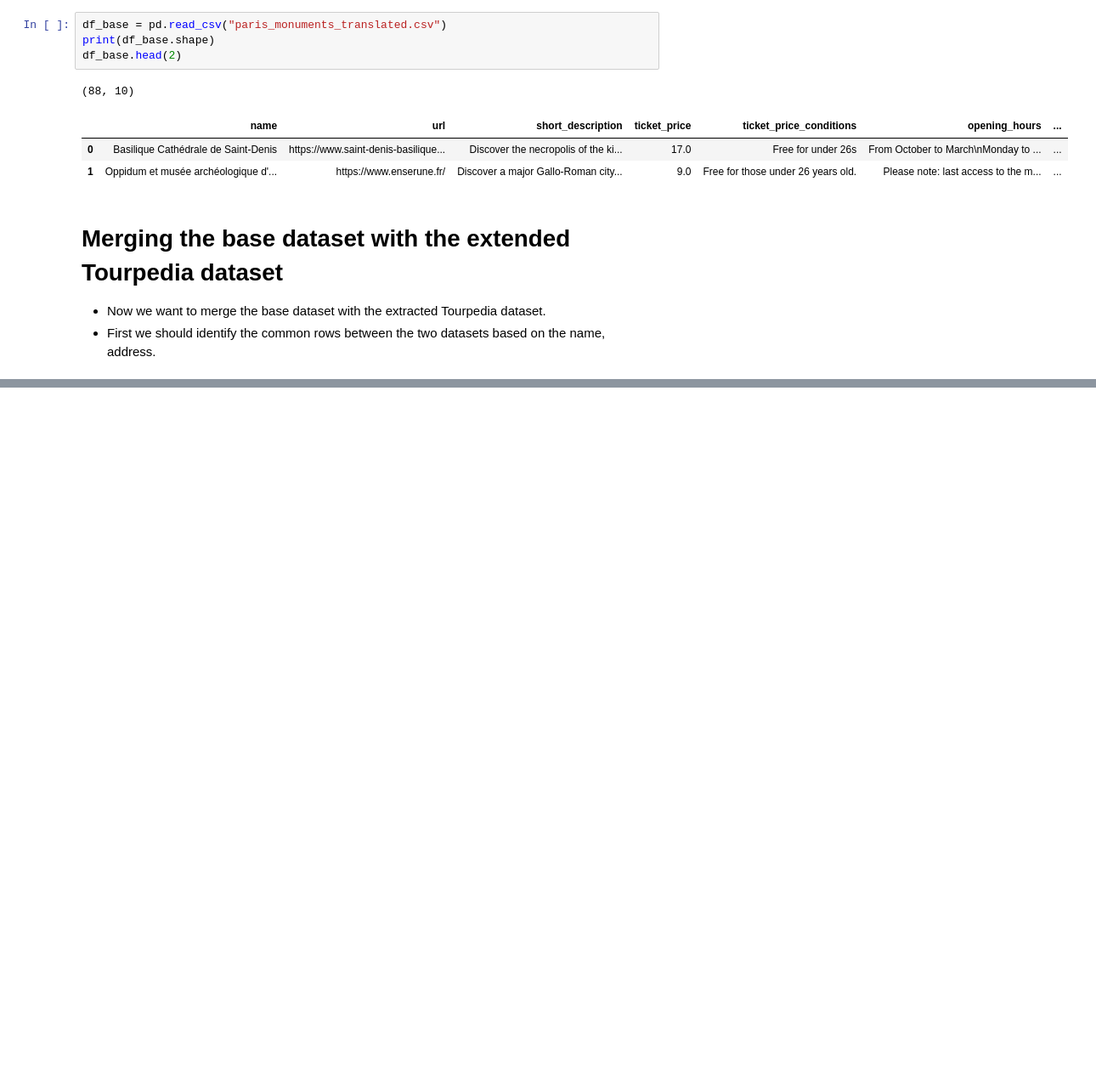
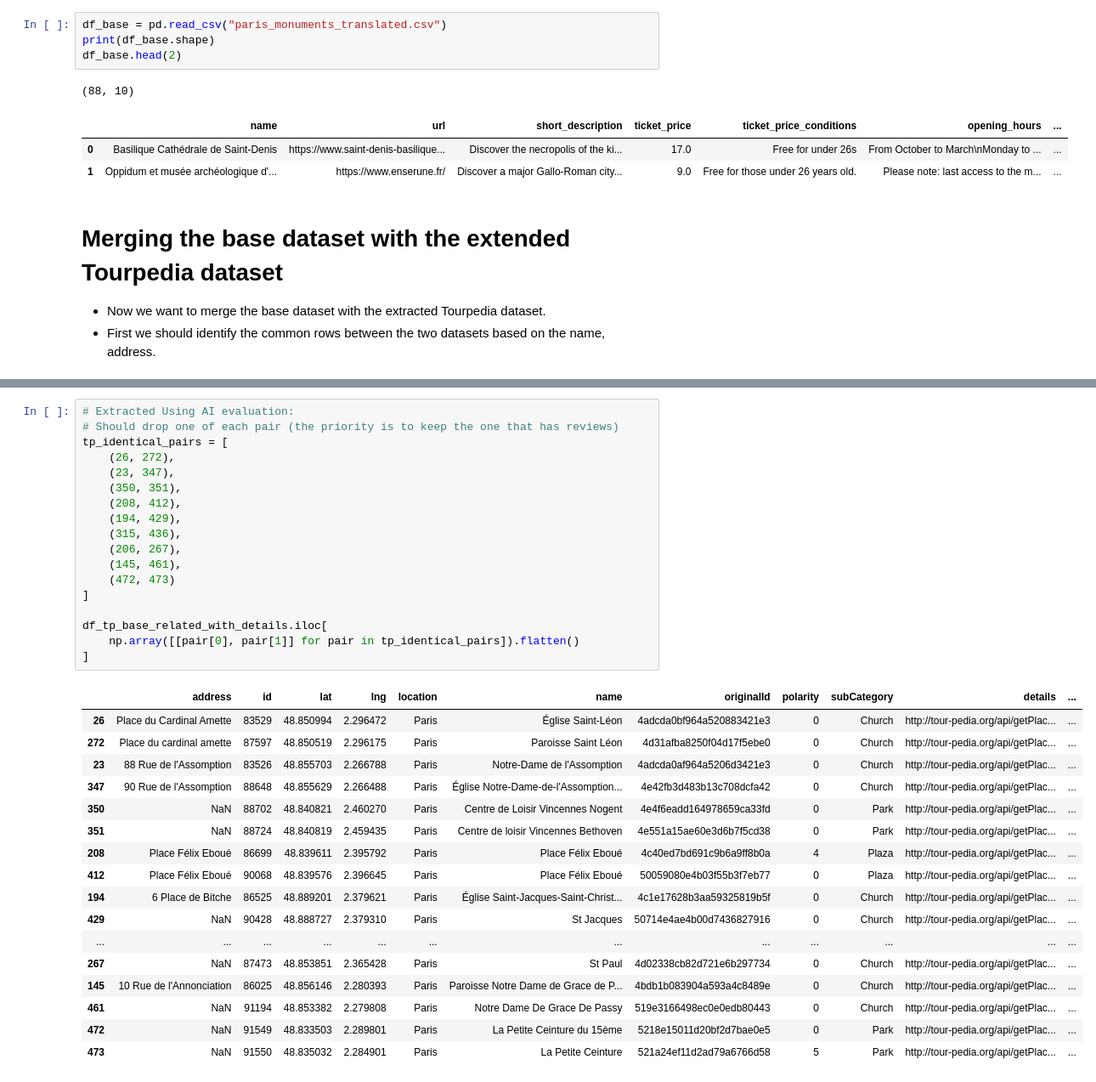
Before and after one commit to MrSalahshour/monument-nation, a Jupyter notebook: merge.ipynb, the cells around one changed output, grey strips where cells are left out. Shown at 85% size. Cells and saved outputs as stored; diff of their text form; blank space fills up the shorter version.

```diff
--- a/merge.ipynb
+++ b/merge.ipynb
@@ -302,0 +496,36 @@ fingerprint2: la petite ceinture
+# %%
+# Extracted Using AI evaluation:
+# Should drop one of each pair (the priority is to keep the one that has reviews)
+tp_identical_pairs = [
+    (26, 272),
+    (23, 347),
+    (350, 351),
+    (208, 412),
+    (194, 429),
+    (315, 436),
+    (206, 267),
+    (145, 461),
+    (472, 473)
+]
+
+df_tp_base_related_with_details.iloc[
+    np.array([[pair[0], pair[1]] for pair in tp_identical_pairs]).flatten()
+]
+# %% [output]
+|  | address | id | lat | lng | location | name | originalId | polarity | subCategory | details | ... |
+| 26 | Place du Cardinal Amette | 83529 | 48.850994 | 2.296472 | Paris | Église Saint-Léon | 4adcda0bf964a520883421e3 | 0 | Church | http://tour-pedia.org/api/getPlac... | ... |
+| 272 | Place du cardinal amette | 87597 | 48.850519 | 2.296175 | Paris | Paroisse Saint Léon | 4d31afba8250f04d17f5ebe0 | 0 | Church | http://tour-pedia.org/api/getPlac... | ... |
+| 23 | 88 Rue de l'Assomption | 83526 | 48.855703 | 2.266788 | Paris | Notre-Dame de l'Assomption | 4adcda0af964a5206d3421e3 | 0 | Church | http://tour-pedia.org/api/getPlac... | ... |
+| 347 | 90 Rue de l'Assomption | 88648 | 48.855629 | 2.266488 | Paris | Église Notre-Dame-de-l'Assomption... | 4e42fb3d483b13c708dcfa42 | 0 | Church | http://tour-pedia.org/api/getPlac... | ... |
+| 350 | NaN | 88702 | 48.840821 | 2.460270 | Paris | Centre de Loisir Vincennes Nogent | 4e4f6eadd164978659ca33fd | 0 | Park | http://tour-pedia.org/api/getPlac... | ... |
+| 351 | NaN | 88724 | 48.840819 | 2.459435 | Paris | Centre de loisir Vincennes Bethoven | 4e551a15ae60e3d6b7f5cd38 | 0 | Park | http://tour-pedia.org/api/getPlac... | ... |
+| 208 | Place Félix Eboué | 86699 | 48.839611 | 2.395792 | Paris | Place Félix Eboué | 4c40ed7bd691c9b6a9ff8b0a | 4 | Plaza | http://tour-pedia.org/api/getPlac... | ... |
+| 412 | Place Félix Eboué | 90068 | 48.839576 | 2.396645 | Paris | Place Félix Eboué | 50059080e4b03f55b3f7eb77 | 0 | Plaza | http://tour-pedia.org/api/getPlac... | ... |
+| 194 | 6 Place de Bitche | 86525 | 48.889201 | 2.379621 | Paris | Église Saint-Jacques-Saint-Christ... | 4c1e17628b3aa59325819b5f | 0 | Church | http://tour-pedia.org/api/getPlac... | ... |
+| 429 | NaN | 90428 | 48.888727 | 2.379310 | Paris | St Jacques | 50714e4ae4b00d7436827916 | 0 | Church | http://tour-pedia.org/api/getPlac... | ... |
+| ... | ... | ... | ... | ... | ... | ... | ... | ... | ... | ... | ... |
+| 267 | NaN | 87473 | 48.853851 | 2.365428 | Paris | St Paul | 4d02338cb82d721e6b297734 | 0 | Church | http://tour-pedia.org/api/getPlac... | ... |
+| 145 | 10 Rue de l'Annonciation | 86025 | 48.856146 | 2.280393 | Paris | Paroisse Notre Dame de Grace de P... | 4bdb1b083904a593a4c8489e | 0 | Church | http://tour-pedia.org/api/getPlac... | ... |
+| 461 | NaN | 91194 | 48.853382 | 2.279808 | Paris | Notre Dame De Grace De Passy | 519e3166498ec0e0edb80443 | 0 | Church | http://tour-pedia.org/api/getPlac... | ... |
+| 472 | NaN | 91549 | 48.833503 | 2.289801 | Paris | La Petite Ceinture du 15ème | 5218e15011d20bf2d7bae0e5 | 0 | Park | http://tour-pedia.org/api/getPlac... | ... |
+| 473 | NaN | 91550 | 48.835032 | 2.284901 | Paris | La Petite Ceinture | 521a24ef11d2ad79a6766d58 | 5 | Park | http://tour-pedia.org/api/getPlac... | ... |
```
Also changed, not shown: parts of 26 cells of this notebook, 5 other files.
